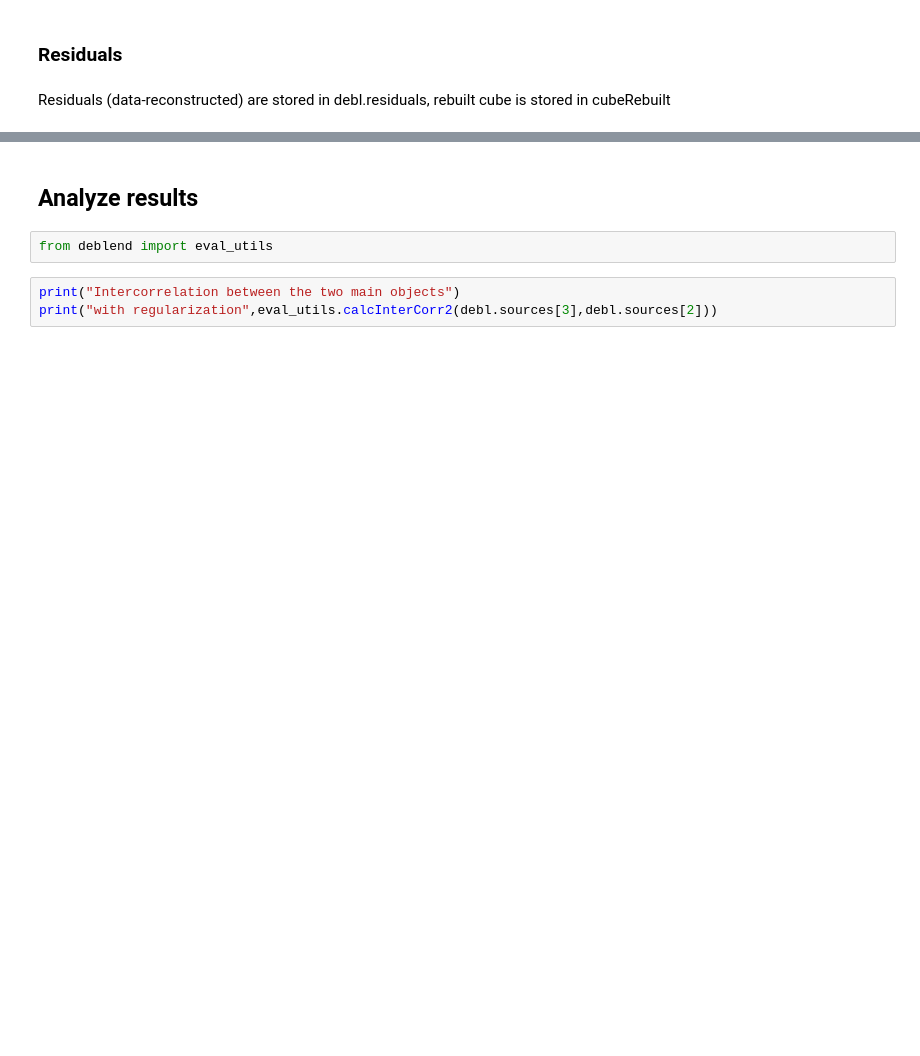
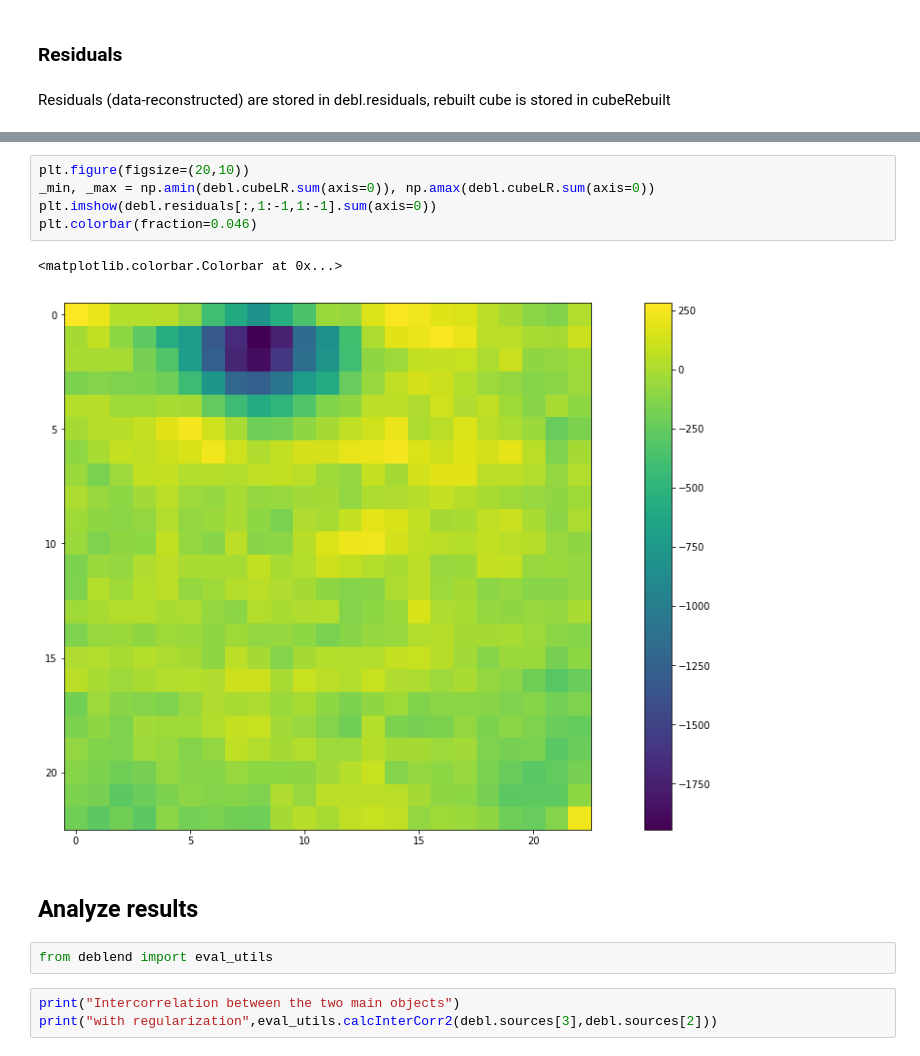
Before and after one commit to musevlt/odhin, a Jupyter notebook: Example Odhin.ipynb, the cells around one changed output, grey strips where cells are left out. Cells and saved outputs as stored; diff of their text form; blank space fills up the shorter version.

```diff
--- a/Example Odhin.ipynb
+++ b/Example Odhin.ipynb
@@ -123,3 +99,11 @@ plt.colorbar(fraction=0.046)
+# %%
+plt.figure(figsize=(20,10))
+_min, _max = np.amin(debl.cubeLR.sum(axis=0)), np.amax(debl.cubeLR.sum(axis=0))
+plt.imshow(debl.residuals[:,1:-1,1:-1].sum(axis=0))
+plt.colorbar(fraction=0.046)
+# %% [output]
+<matplotlib.colorbar.Colorbar at 0x...>
+[figure, added]
 # %% [markdown]
 ## Analyze results
 # %%
```
Also changed, not shown: parts of 6 cells of this notebook, 4 other files.
